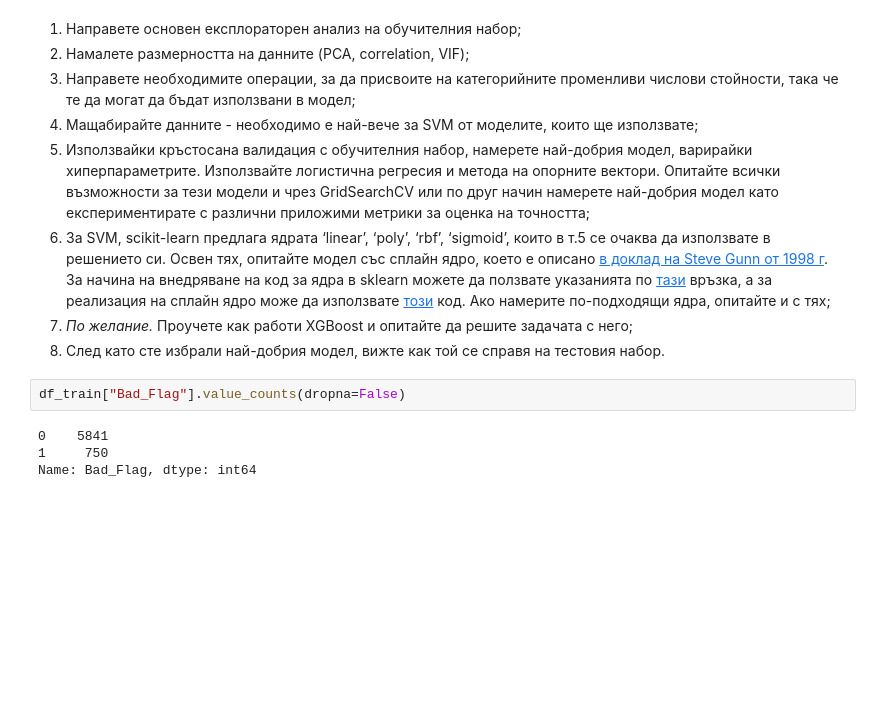
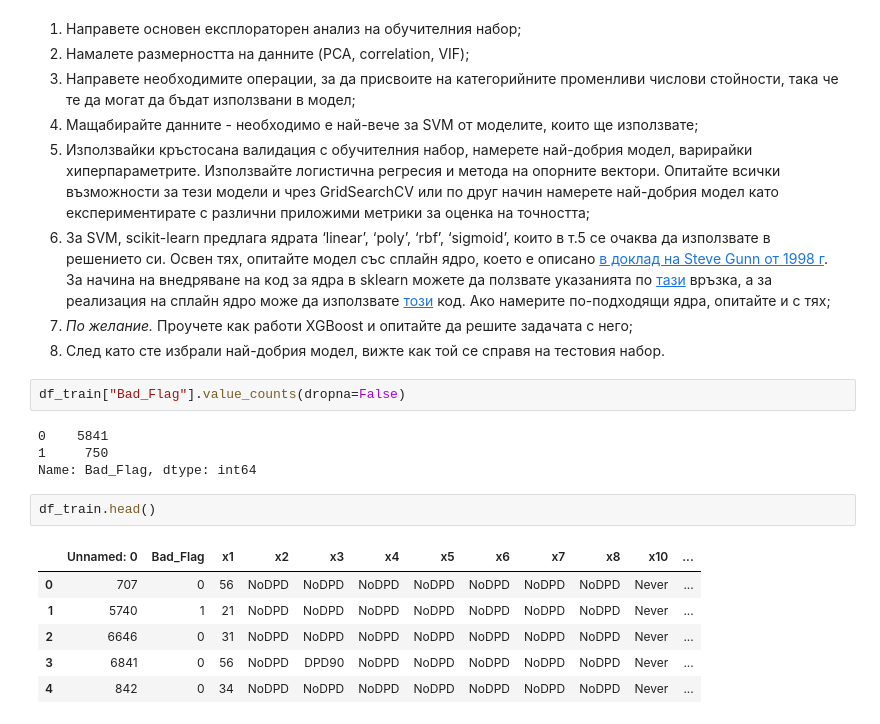
Before and after one commit to Radkata10/MFG_credit_risk_analysis, a Jupyter notebook: MFG_zadacha.ipynb, the cells around one changed output. Saved outputs shown, nothing was run; the diff lists cells and outputs as text; blank space fills up the shorter version.

```diff
--- a/MFG_zadacha.ipynb
+++ b/MFG_zadacha.ipynb
@@ -28,3 +28,12 @@ df_train["Bad_Flag"].value_counts(dropna=False)
 0    5841
 1     750
 Name: Bad_Flag, dtype: int64
+# %%
+df_train.head()
+# %% [output]
+|  | Unnamed: 0 | Bad_Flag | x1 | x2 | x3 | x4 | x5 | x6 | x7 | x8 | x10 | ... |
+| 0 | 707 | 0 | 56 | NoDPD | NoDPD | NoDPD | NoDPD | NoDPD | NoDPD | NoDPD | Never | ... |
+| 1 | 5740 | 1 | 21 | NoDPD | NoDPD | NoDPD | NoDPD | NoDPD | NoDPD | NoDPD | Never | ... |
+| 2 | 6646 | 0 | 31 | NoDPD | NoDPD | NoDPD | NoDPD | NoDPD | NoDPD | NoDPD | Never | ... |
+| 3 | 6841 | 0 | 56 | NoDPD | DPD90 | NoDPD | NoDPD | NoDPD | NoDPD | NoDPD | Never | ... |
+| 4 | 842 | 0 | 34 | NoDPD | NoDPD | NoDPD | NoDPD | NoDPD | NoDPD | NoDPD | Never | ... |
```
